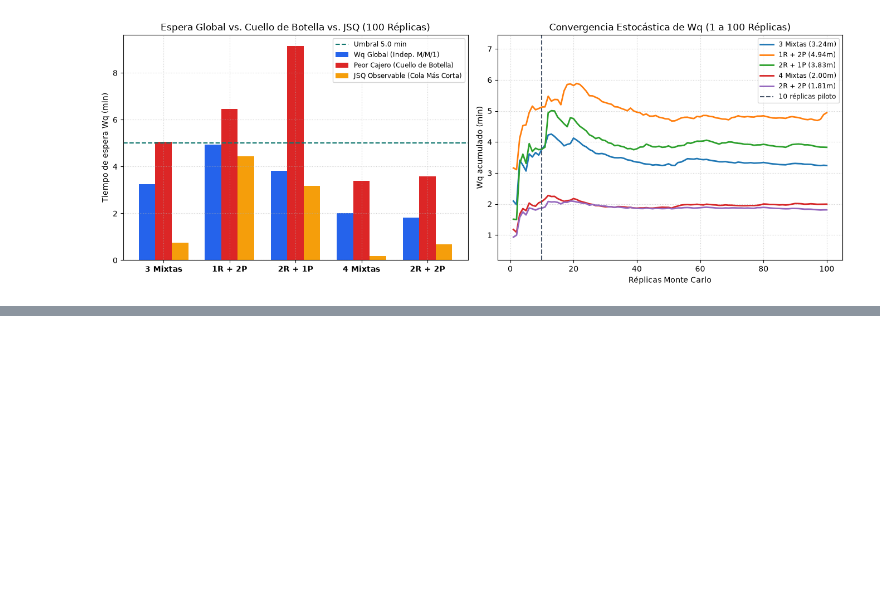
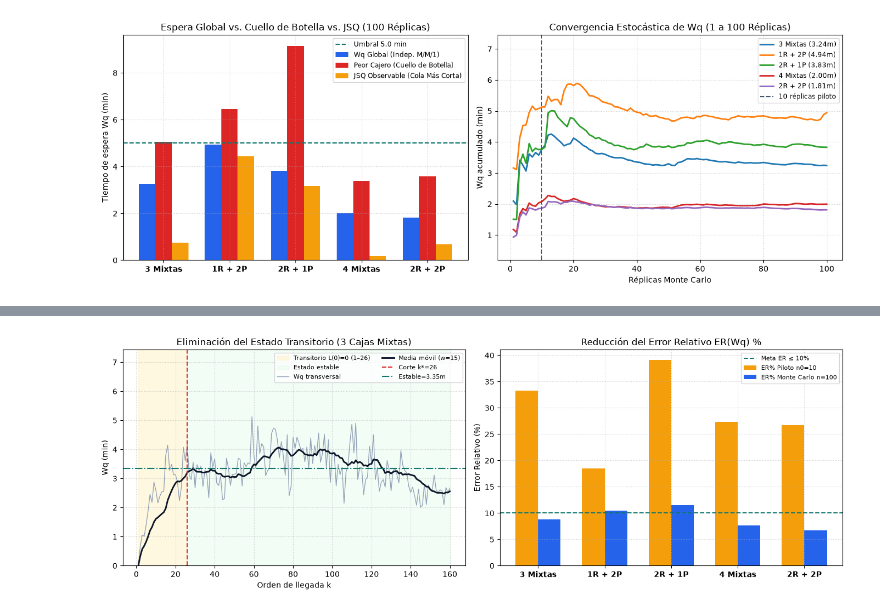
Before and after one commit to Camilo-Alberto-Palacio/Simulacion-Colas-Banco-MM1, a Jupyter notebook: Simulacion_Colas_Banco_Colab.ipynb, the cells around one changed output, grey strips where cells are left out. Cells and saved outputs as stored; diff of their text form; code cells hidden in the pictures; blank space fills up the shorter version.

Commit message:
feat: incorporar métricas AAA Semana 7 (ER% 8 pasos, warm-up, V&V, valores críticos y bitácora ética)

```diff
--- a/Simulacion_Colas_Banco_Colab.ipynb
+++ b/Simulacion_Colas_Banco_Colab.ipynb
@@ -226,16 +226,19 @@ def simulate_scenario_replica(cajeros_cfg, arrivals, routing_seed: int, routing_
             "mean_wq": float(np.mean(ws)) if ws else 0.0,
             "mean_w": float(np.mean(syss)) if syss else 0.0,
             "rho": float(np.sum(ss) / heff),
+            "prob_gt5": float(np.mean(np.asarray(ws) > 5.0) * 100.0) if ws else 0.0,
             "counts_u": cu,
         }
     return {
         "total_usuarios": len(arrivals), "atendidos_turno": completed_turn,
         "counts_u": counts_u, "counts_in_turn": counts_in_turn,
         "mean_wq": float(np.mean(all_w)), "mean_s": float(np.mean(all_s)), "mean_w": float(np.mean(all_sys)),
+        "prob_gt5": float(np.mean(np.asarray(all_w) > 5.0) * 100.0),
         "wq_retiro": float(np.mean(w_by_act["Retiro"])), "wq_pago": float(np.mean(w_by_act["Pago"])),
         "wq_rapido": float(np.mean(w_by_typ["Rápido"])), "wq_normal": float(np.mean(w_by_typ["Normal"])),
         "wq_lento": float(np.mean(w_by_typ["Lento"])), "wq_muy_lento": float(np.mean(w_by_typ["Muy lento"])),
         "peor_wq": max(v["mean_wq"] for v in cashier_stats.values()),
+        "peor_prob_gt5": max(v["prob_gt5"] for v in cashier_stats.values()),
         "rho_med": float(np.mean([v["rho"] for v in cashier_stats.values()])),
         "rho_max": float(np.max([v["rho"] for v in cashier_stats.values()])),
         "cashiers": cashier_stats,
@@ -259,6 +262,7 @@ def run_experiment(num_replicas: int = 10, base_seed: int = 42, routing_mode: st
                 "Wq_Rápido": res["wq_rapido"], "Wq_Normal": res["wq_normal"],
                 "Wq_Lento": res["wq_lento"], "Wq_Muy_lento": res["wq_muy_lento"],
                 "S": res["mean_s"], "W": res["mean_w"], "Peor_Wq": res["peor_wq"],
+                "Prob_gt5_Global": res["prob_gt5"], "Prob_gt5_Peor": res["peor_prob_gt5"],
                 "rho_med": res["rho_med"], "rho_max": res["rho_max"],
             })
             for cname, cv in res["cashiers"].items():
@@ -480,0 +492,91 @@ Desagregación adicional de Wq por velocidad de usuario (min):
+# %%
+# 1. Error Relativo ER% (n0=10 vs n=100) y Matriz V&V + Valores Críticos
+vv_rows = []
+for skey, (short_n, cfg) in SCENARIOS.items():
+    sub10 = df_rep10[df_rep10["escenario"] == skey]
+    sub100 = df_rep100[df_rep100["escenario"] == skey]
+    m10, _, l10, u10 = ci95_student_t(sub10["Wq"])
+    er10 = (0.5 * (u10 - l10)) / m10 * 100.0
+    n_prof = math.ceil(10 * (er10 / 10.0) ** 2)
+
+    m100, sd100, l100, u100 = ci95_student_t(sub100["Wq"])
+    er100 = (0.5 * (u100 - l100)) / m100 * 100.0
+    wm100, _, wl100, wu100 = ci95_student_t(sub100["W"])
+    er_w100 = (0.5 * (wu100 - wl100)) / wm100 * 100.0
+
+    _, mg1_wq = theoretical_scenario_wq(cfg)
+    se100 = sd100 / np.sqrt(100)
+    vv_rows.append({
+        "Escenario": short_n,
+        "ER10_Wq_pct": round(er10, 1),
+        "n_prof_ER10": n_prof,
+        "ER100_Wq_pct": round(er100, 1),
+        "ER100_W_pct": round(er_w100, 2),
+        "Wq_100": round(m100, 2),
+        "MG1_Teor": round(mg1_wq, 2),
+        "Prob_gt5m_Global_pct": round(float(sub100["Prob_gt5_Global"].mean()), 1),
+        "Prob_gt5m_Peor_pct": round(float(sub100["Prob_gt5_Peor"].mean()), 1),
+        "Peor_Wq": round(float(sub100["Peor_Wq"].mean()), 2),
+    })
+
+df_vv_colab = pd.DataFrame(vv_rows).set_index("Escenario")
+print("=== ALGORITMO DE ERROR RELATIVO ER% Y MATRIZ DE VALORES CRÍTICOS ===")
+display(df_vv_colab)
+
+# 2. Detección de calentamiento (warm-up) en 3 Cajas Mixtas (100 réplicas)
+k_hor = 160
+shared_100 = {r: generate_day_arrivals(42 + r) for r in range(1, 101)}
+cfg_e1 = SCENARIOS["E1_3_Mixtas"][1]
+mat_wq = np.full((100, k_hor), np.nan)
+seq_all_reps = []
+for r in range(1, 101):
+    arr = shared_100[r]
+    rng = np.random.default_rng(4200 + r)
+    free_t = [0.0, 0.0, 0.0]
+    waits_seq = []
+    for t_arr, act, ut, srv in arr:
+        c = int(rng.integers(0, 3))
+        wt = max(0.0, free_t[c] - t_arr)
+        free_t[c] = max(t_arr, free_t[c]) + srv
+        waits_seq.append(wt)
+    seq_all_reps.append(waits_seq)
+    for k_i in range(min(k_hor, len(waits_seq))):
+        mat_wq[r - 1, k_i] = waits_seq[k_i]
+
+wq_cross = np.nanmean(mat_wq, axis=0)
+win = 15
+ma_vals = np.array([float(np.mean(wq_cross[max(0, i - win + 1):i + 1])) for i in range(k_hor)])
+mov_full = [float(np.mean(wq_cross[i:i + win])) for i in range(k_hor - win + 1)]
+cand_k = [i + win for i in range(max(0, 20 - win), min(len(mov_full) - win + 1, 66 - win + 1)) if 20 <= i + win <= 65]
+cand_v = [float(np.var(mov_full[k - win:k])) for k in cand_k]
+k_cut = cand_k[int(np.argmin(cand_v))]
+
+wq_trans = float(np.mean([np.mean(s) for s in seq_all_reps]))
+wq_est = float(np.mean([np.mean(s[k_cut - 1:]) for s in seq_all_reps if len(s) >= k_cut]))
+se_est = float(np.std([np.mean(s[k_cut - 1:]) for s in seq_all_reps if len(s) >= k_cut], ddof=1) / np.sqrt(100))
+mg1_e1 = theoretical_scenario_wq(cfg_e1)[1]
+t_val = (wq_est - mg1_e1) / se_est
+p_mg1 = _betainc(0.5 * 99, 0.5, 99.0 / (99.0 + t_val * t_val))
+print(f"Warm-up 3 Mixtas: k* = {k_cut} clientes | Wq con transitorio = {wq_trans:.2f} m -> Estado estable = {wq_est:.2f} m (M/G/1 = {mg1_e1:.2f} m, p = {p_mg1:.3f})")
+
+fig, (ax1, ax2) = plt.subplots(1, 2, figsize=(13.8, 4.9))
+ks = np.arange(1, k_hor + 1)
+ax1.axvspan(1, k_cut, color="#FEF3C7", alpha=0.55, label=f"Transitorio L(0)=0 (1–{k_cut})")
+ax1.axvspan(k_cut, k_hor, color="#DCFCE7", alpha=0.35, label="Estado estable")
+ax1.plot(ks, wq_cross, color="#94A3B8", linewidth=1.0, label="Wq transversal")
+ax1.plot(ks, ma_vals, color="#0F172A", linewidth=2.1, label="Media móvil (w=15)")
+ax1.axvline(k_cut, color="#DC2626", linestyle="--", linewidth=1.5, label=f"Corte k*={k_cut}")
+ax1.axhline(wq_est, color="#0F766E", linestyle="-.", linewidth=1.5, label=f"Estable={wq_est:.2f}m")
+ax1.set_title("Eliminación del Estado Transitorio (3 Cajas Mixtas)")
+ax1.set_xlabel("Orden de llegada k"); ax1.set_ylabel("Wq (min)")
+ax1.set_ylim(0, max(wq_cross) * 1.45); ax1.legend(fontsize=7.8, ncol=2)
+
+x = np.arange(len(df_vv_colab))
+ax2.bar(x - 0.17, df_vv_colab["ER10_Wq_pct"], width=0.34, color="#F59E0B", label="ER% Piloto n0=10")
+ax2.bar(x + 0.17, df_vv_colab["ER100_Wq_pct"], width=0.34, color="#2563EB", label="ER% Monte Carlo n=100")
+ax2.axhline(10.0, color="#0F766E", linestyle="--", label="Meta ER ≤ 10%")
+ax2.set_xticks(x); ax2.set_xticklabels(df_vv_colab.index, fontweight="bold")
+ax2.set_title("Reducción del Error Relativo ER(Wq) %")
+ax2.set_ylabel("Error Relativo (%)"); ax2.legend(fontsize=8.2)
+plt.tight_layout(); plt.show()
+# %% [output]
@@ -480,0 +592 @@ Desagregación adicional de Wq por velocidad de usuario (min):
+[figure, added]
```
Also changed, not shown: parts of 4 cells of this notebook, 24 other files.
